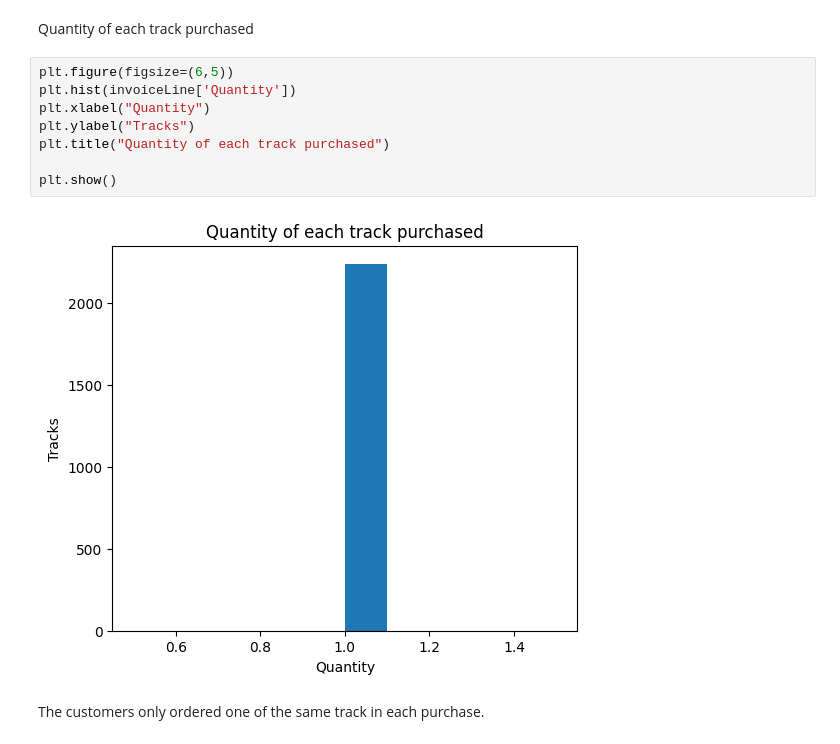
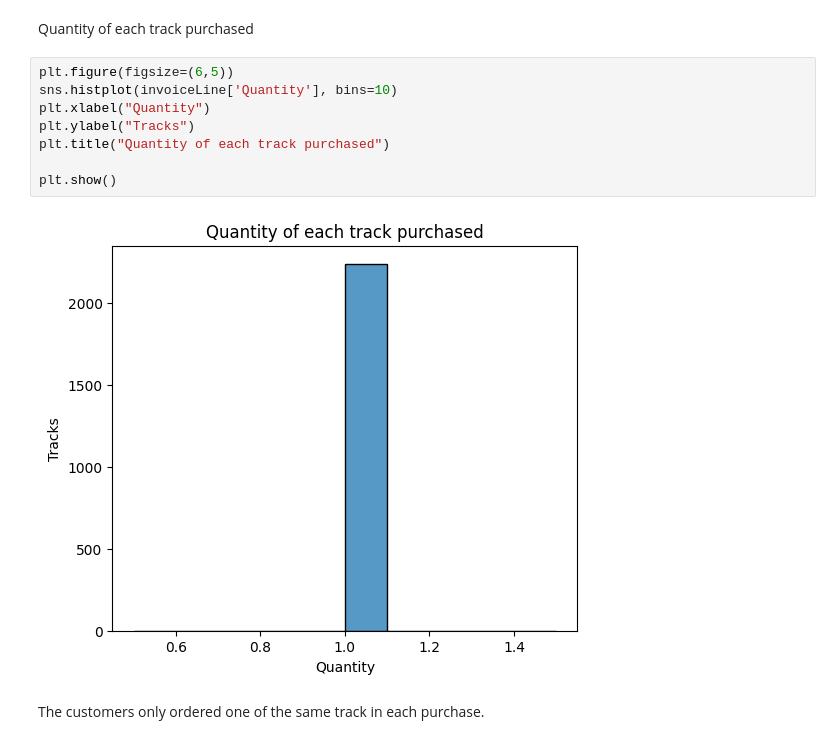
Before and after one commit to Neghfa/chinook_analysis, a Jupyter notebook: notebooks/Chinook Analysis.ipynb, the cells around one changed output. Drawn from its saved outputs; the diff is of its cells as text.

```diff
--- a/notebooks/Chinook Analysis.ipynb
+++ b/notebooks/Chinook Analysis.ipynb
@@ -107,14 +107,14 @@ plt.show()
 Quantity of each track purchased
 # %%
 plt.figure(figsize=(6,5))
-plt.hist(invoiceLine['Quantity'])
+sns.histplot(invoiceLine['Quantity'], bins=10)
 plt.xlabel("Quantity")
 plt.ylabel("Tracks")
 plt.title("Quantity of each track purchased")
 
 plt.show()
 # %% [output]
-[figure, old version]
+[figure, new version]
 # %% [markdown]
 The customers only ordered one of the same track in each purchase.
 # %% [markdown]
```
Also changed, not shown: parts of 44 cells of this notebook.
